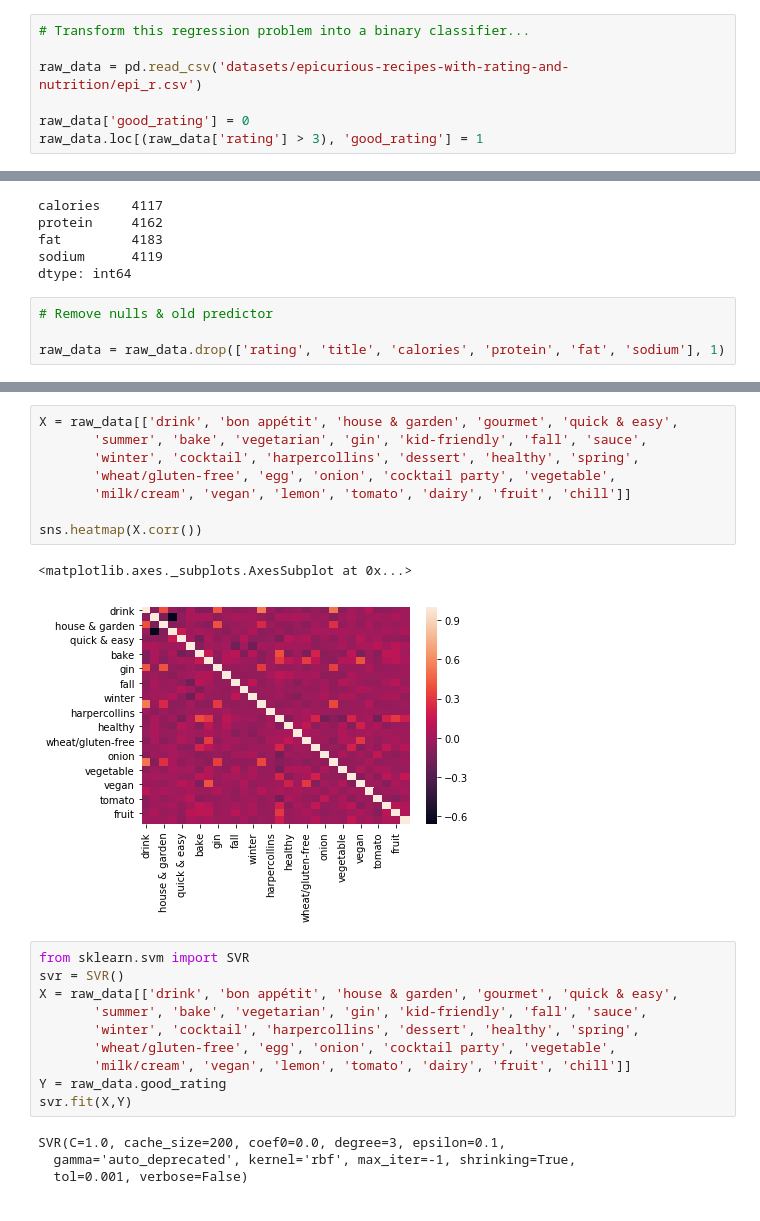
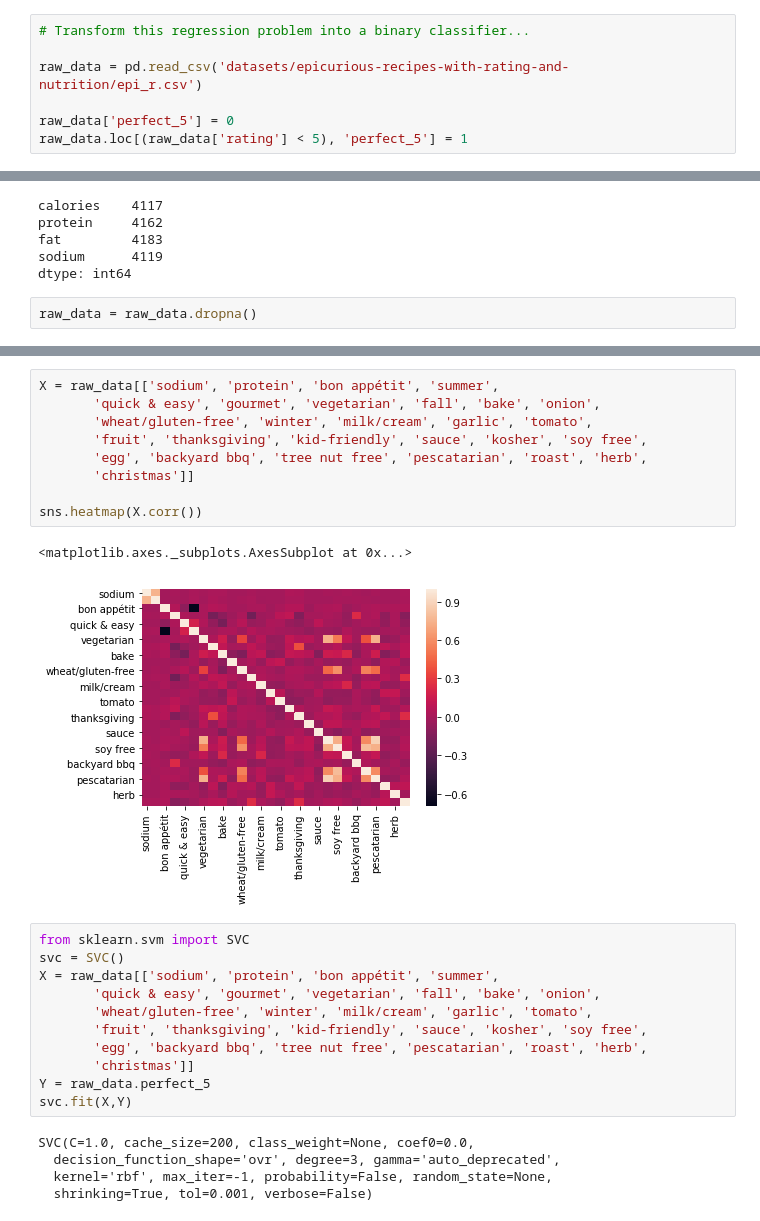
Before and after one commit to Stonberg1/Thinkful, a Jupyter notebook: Challenge - Support vector machines.ipynb, the cells around one changed output, grey strips where cells are left out. Cells and saved outputs as stored; diff of their text form.

Commit message:
Challenge - Support vector machines
Building a simple Support Vector Machine model to predict perfect 5 ratings for Epicurious.com recipies

```diff
--- a/Challenge - Support vector machines.ipynb
+++ b/Challenge - Support vector machines.ipynb
@@ -126,8 +25,8 @@ import math
 
 raw_data = pd.read_csv('datasets/epicurious-recipes-with-rating-and-nutrition/epi_r.csv')
 
-raw_data['good_rating'] = 0
-raw_data.loc[(raw_data['rating'] > 3), 'good_rating'] = 1
+raw_data['perfect_5'] = 0
+raw_data.loc[(raw_data['rating'] < 5), 'perfect_5'] = 1
 # %%
 # ...clean up the feature set
 
@@ -140,7 +39,5 @@ protein     4162
 fat         4183
 sodium      4119
 dtype: int64
-# %%
-# Remove nulls & old predictor
-
-raw_data = raw_data.drop(['rating', 'title', 'calories', 'protein', 'fat', 'sodium'], 1)
+# %%
+raw_data = raw_data.dropna()
@@ -169,27 +87,30 @@ Index(['drink', 'bon appétit', 'house & garden', 'gourmet', 'quick & easy',
       dtype='object')
-# %%
-X = raw_data[['drink', 'bon appétit', 'house & garden', 'gourmet', 'quick & easy',
-       'summer', 'bake', 'vegetarian', 'gin', 'kid-friendly', 'fall', 'sauce',
-       'winter', 'cocktail', 'harpercollins', 'dessert', 'healthy', 'spring',
-       'wheat/gluten-free', 'egg', 'onion', 'cocktail party', 'vegetable',
-       'milk/cream', 'vegan', 'lemon', 'tomato', 'dairy', 'fruit', 'chill']]
-
-sns.heatmap(X.corr())
-# %% [output]
-<matplotlib.axes._subplots.AxesSubplot at 0x...>
-[figure, removed]
-# %%
-from sklearn.svm import SVR
-svr = SVR()
-X = raw_data[['drink', 'bon appétit', 'house & garden', 'gourmet', 'quick & easy',
-       'summer', 'bake', 'vegetarian', 'gin', 'kid-friendly', 'fall', 'sauce',
-       'winter', 'cocktail', 'harpercollins', 'dessert', 'healthy', 'spring',
-       'wheat/gluten-free', 'egg', 'onion', 'cocktail party', 'vegetable',
-       'milk/cream', 'vegan', 'lemon', 'tomato', 'dairy', 'fruit', 'chill']]
-Y = raw_data.good_rating
-svr.fit(X,Y)
-# %% [output]
-SVR(C=1.0, cache_size=200, coef0=0.0, degree=3, epsilon=0.1,
-  gamma='auto_deprecated', kernel='rbf', max_iter=-1, shrinking=True,
-  tol=0.001, verbose=False)
+# %%
+X = raw_data[['sodium', 'protein', 'bon appétit', 'summer',
+       'quick & easy', 'gourmet', 'vegetarian', 'fall', 'bake', 'onion',
+       'wheat/gluten-free', 'winter', 'milk/cream', 'garlic', 'tomato',
+       'fruit', 'thanksgiving', 'kid-friendly', 'sauce', 'kosher', 'soy free',
+       'egg', 'backyard bbq', 'tree nut free', 'pescatarian', 'roast', 'herb',
+       'christmas']]
+
+sns.heatmap(X.corr())
+# %% [output]
+<matplotlib.axes._subplots.AxesSubplot at 0x...>
+[figure, added]
+# %%
+from sklearn.svm import SVC
+svc = SVC()
+X = raw_data[['sodium', 'protein', 'bon appétit', 'summer',
+       'quick & easy', 'gourmet', 'vegetarian', 'fall', 'bake', 'onion',
+       'wheat/gluten-free', 'winter', 'milk/cream', 'garlic', 'tomato',
+       'fruit', 'thanksgiving', 'kid-friendly', 'sauce', 'kosher', 'soy free',
+       'egg', 'backyard bbq', 'tree nut free', 'pescatarian', 'roast', 'herb',
+       'christmas']]
+Y = raw_data.perfect_5
+svc.fit(X,Y)
+# %% [output]
+SVC(C=1.0, cache_size=200, class_weight=None, coef0=0.0,
+  decision_function_shape='ovr', degree=3, gamma='auto_deprecated',
+  kernel='rbf', max_iter=-1, probability=False, random_state=None,
+  shrinking=True, tol=0.001, verbose=False)
 # %%
```
Also changed, not shown: parts of 19 cells of this notebook.
